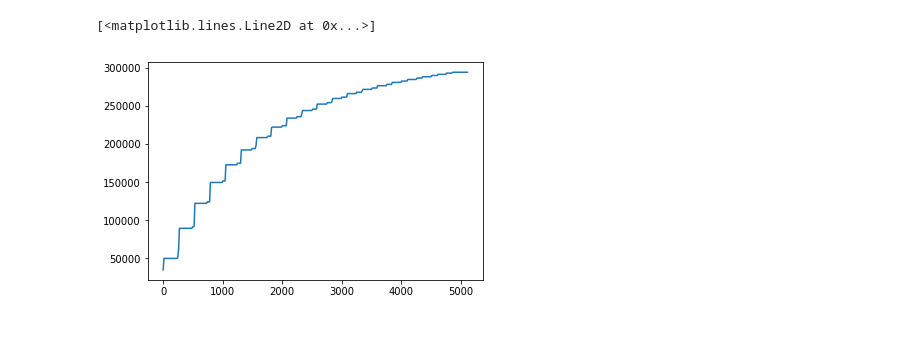
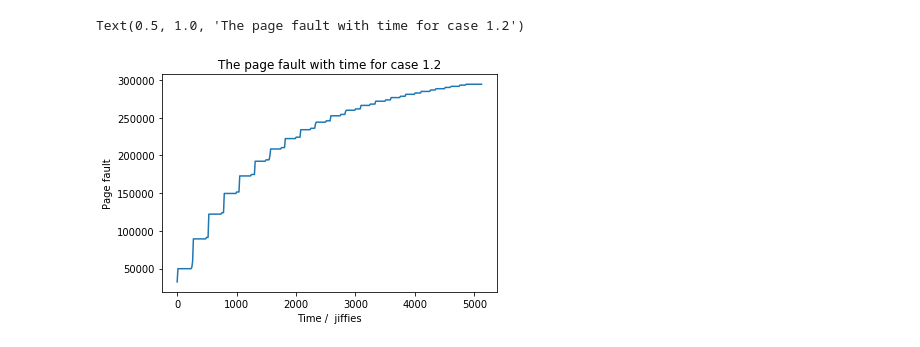
Before and after one commit to Tobiaswei/CS423, a Jupyter notebook: MP3/plot.ipynb, the cells around one changed output. Drawn from its saved outputs; the diff is of its cells as text; code cells hidden in the pictures.

```diff
--- a/MP3/plot.ipynb
+++ b/MP3/plot.ipynb
@@ -30,32 +35,38 @@ plt.plot(time, page_fault)
 # %%
 #profile1_2
 
 import matplotlib.pyplot as plt
 
 dat1_2 = []
 
 i=0;
 
 with open('profile2.data') as inputfile:
     for line in inputfile:
         if(line[0]!='0'):
             dat1_2.append(line.strip().split(' '))
 time=[]
 page_fault=[]
 pf_sum=0
 
 time_0=int(dat1_2[0][0])
 for i in  range(len(dat1_2)-1):
     for j in range(4):
         dat1_2[i][j]=int(dat1_2[i][j])
     time.append(dat1_2[i][0]-time_0)
     pf_sum=pf_sum+dat1_2[i][1]+dat1_2[i][2]
     page_fault.append(pf_sum)
 
 plt.plot(time, page_fault)
+# naming the x axis
+plt.xlabel('Time /  jiffies')
+# naming the y axis
+plt.ylabel('Page fault')
+# giving a title to my graph
+plt.title('The page fault with time for case 1.2')
 # %% [output]
-[<matplotlib.lines.Line2D at 0x...>]
+Text(0.5, 1.0, 'The page fault with time for case 1.2')
-[figure, old version]
+[figure, new version]
 # %%
 import matplotlib.pyplot as plt
 
```
Also changed, not shown: parts of 5 cells of this notebook.
